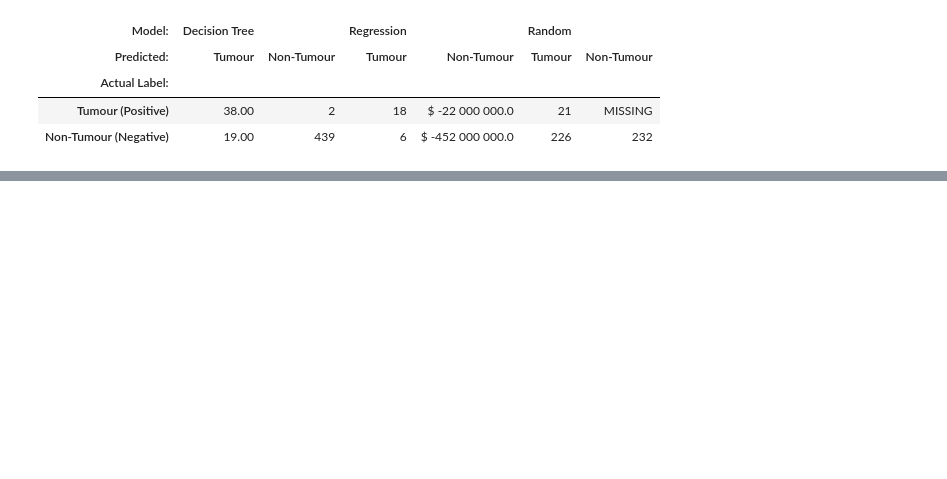
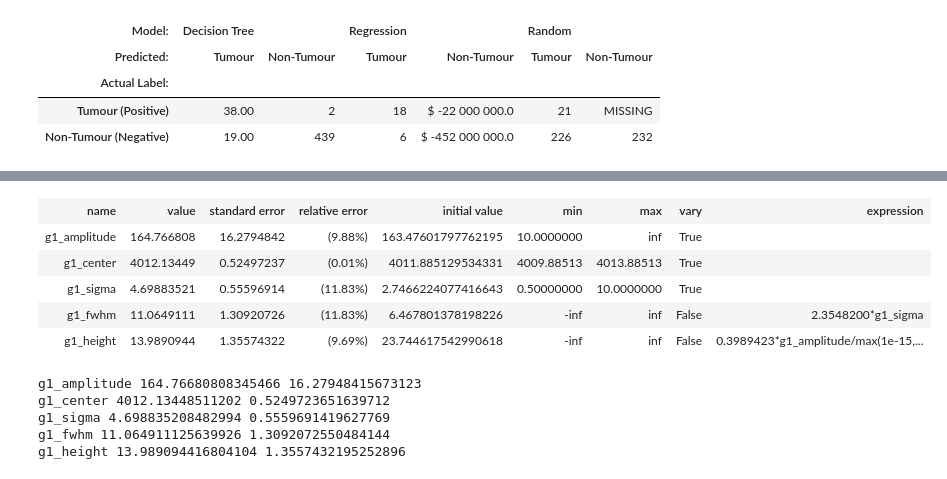
Before and after one commit to terrabela/OGRaySpY, a Jupyter notebook: src/radionuclide_analysis.ipynb, the cells around one changed output, grey strips where cells are left out. Saved outputs shown, nothing was run; the diff lists cells and outputs as text; code cells hidden in the pictures; blank space fills up the shorter version.

```diff
--- a/src/radionuclide_analysis.ipynb
+++ b/src/radionuclide_analysis.ipynb
@@ -395,0 +626,18 @@ axes[1].legend(loc='best')
+# %%
+ret.params
+# %% [output]
+| name | value | standard error | relative error | initial value | min | max | vary | expression |
+| g1_amplitude | 164.766808 | 16.2794842 | (9.88%) | 163.47601797762195 | 10.0000000 | inf | True |  |
+| g1_center | 4012.13449 | 0.52497237 | (0.01%) | 4011.885129534331 | 4009.88513 | 4013.88513 | True |  |
+| g1_sigma | 4.69883521 | 0.55596914 | (11.83%) | 2.7466224077416643 | 0.50000000 | 10.0000000 | True |  |
+| g1_fwhm | 11.0649111 | 1.30920726 | (11.83%) | 6.467801378198226 | -inf | inf | False | 2.3548200*g1_sigma |
+| g1_height | 13.9890944 | 1.35574322 | (9.69%) | 23.744617542990618 | -inf | inf | False | 0.3989423*g1_amplitude/max(1e-15,... |
+# %%
+for name, param in ret.params.items():
+    print(name, param.value, param.stderr)
+# %% [output]
+g1_amplitude 164.76680808345466 16.27948415673123
+g1_center 4012.13448511202 0.5249723651639712
+g1_sigma 4.698835208482994 0.5559691419627769
+g1_fwhm 11.064911125639926 1.3092072550484144
+g1_height 13.989094416804104 1.3557432195252896
```
Also changed, not shown: parts of 25 cells of this notebook.
